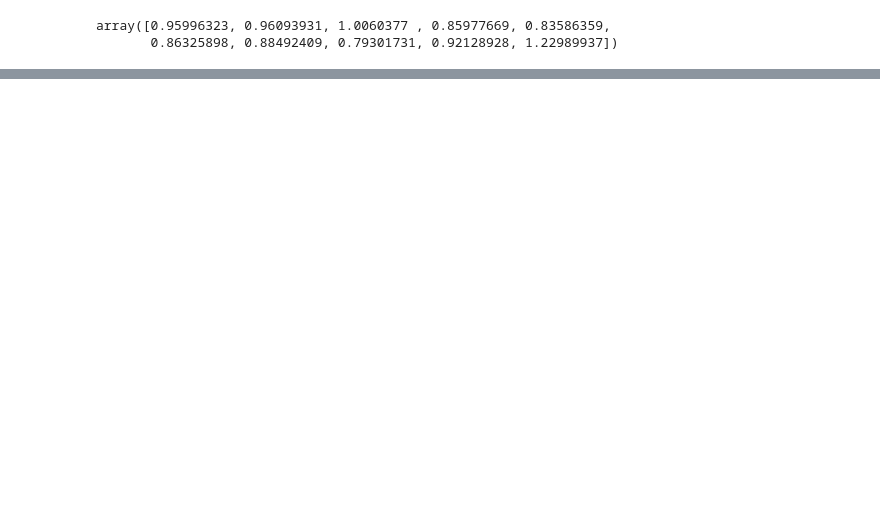
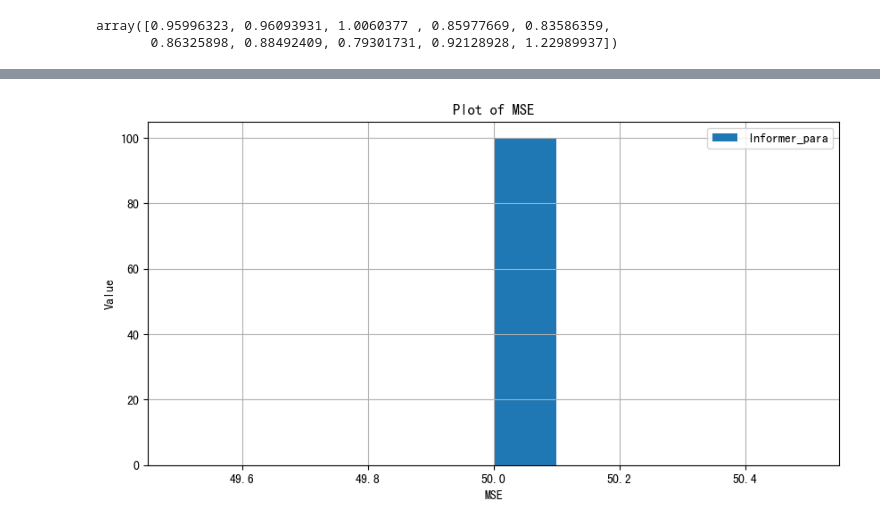
Before and after one commit to jasongangquanzhang/Informer_Time_Series, a Jupyter notebook: visiualization.ipynb, the cells around one changed output, grey strips where cells are left out. Saved outputs shown, nothing was run; the diff lists cells and outputs as text; code cells hidden in the pictures; blank space fills up the shorter version.

```diff
--- a/visiualization.ipynb
+++ b/visiualization.ipynb
@@ -42,0 +70,13 @@ array([1.05525589, 1.00002805, 1.0382773 , 0.9198278 , 0.87116051,
+# %%
+
+# Plotting the array
+plt.figure(figsize=(10, 5))
+plt.hist(informer_select,label = 'Informer_para')  # Using 'o' as a marker for each data point
+plt.title('Plot of MSE')
+plt.xlabel('MSE')
+plt.ylabel('Value')
+plt.grid(True)
+plt.legend()
+plt.show()
+# %% [output]
+[figure, added]
```
Also changed, not shown: parts of 5 cells of this notebook, 1 other file.
